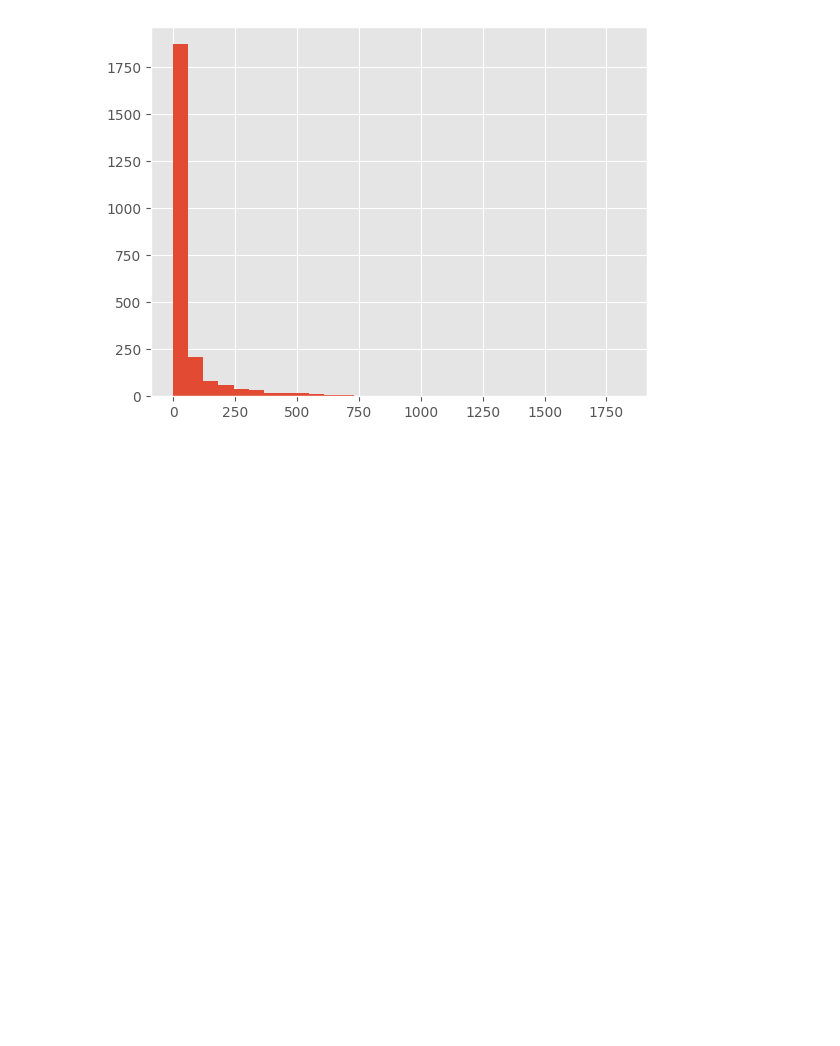
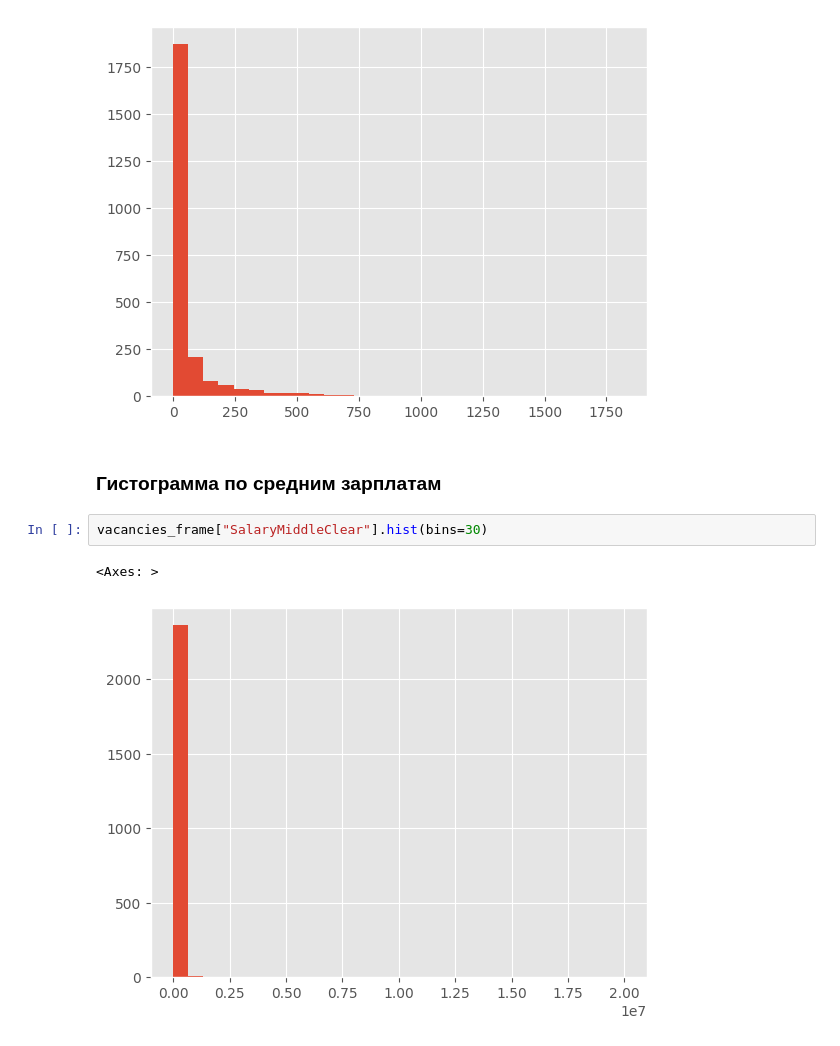
Before and after one commit to AzerQ/HHVacancyAgregate, a Jupyter notebook: HHVacancyAnalyzer/StaticAnalyze/app/HhVacncyAnalyze.ipynb, the cells around one changed output. Saved outputs shown, nothing was run; the diff lists cells and outputs as text; blank space fills up the shorter version.

```diff
--- a/HHVacancyAnalyzer/StaticAnalyze/app/HhVacncyAnalyze.ipynb
+++ b/HHVacancyAnalyzer/StaticAnalyze/app/HhVacncyAnalyze.ipynb
@@ -48,3 +83,10 @@ vacancies_frame["CountersResponses"].hist(bins=30)
 # %% [output]
 <Axes: >
 [figure]
+# %% [markdown]
+### Гистограмма по средним зарплатам
+# %%
+vacancies_frame["SalaryMiddleClear"].hist(bins=30)
+# %% [output]
+<Axes: >
+[figure, added]
```
Also changed, not shown: parts of 8 cells of this notebook, 7 other files.
